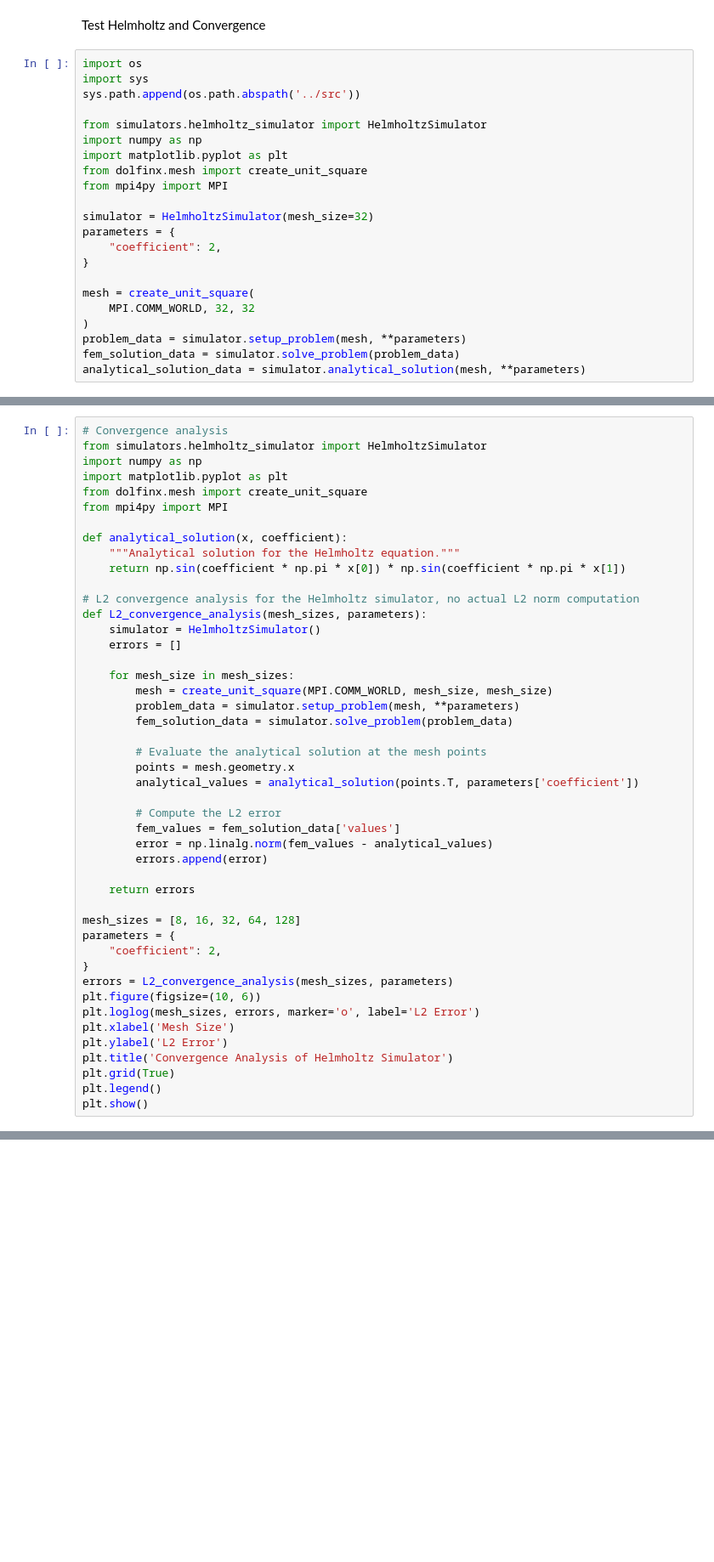
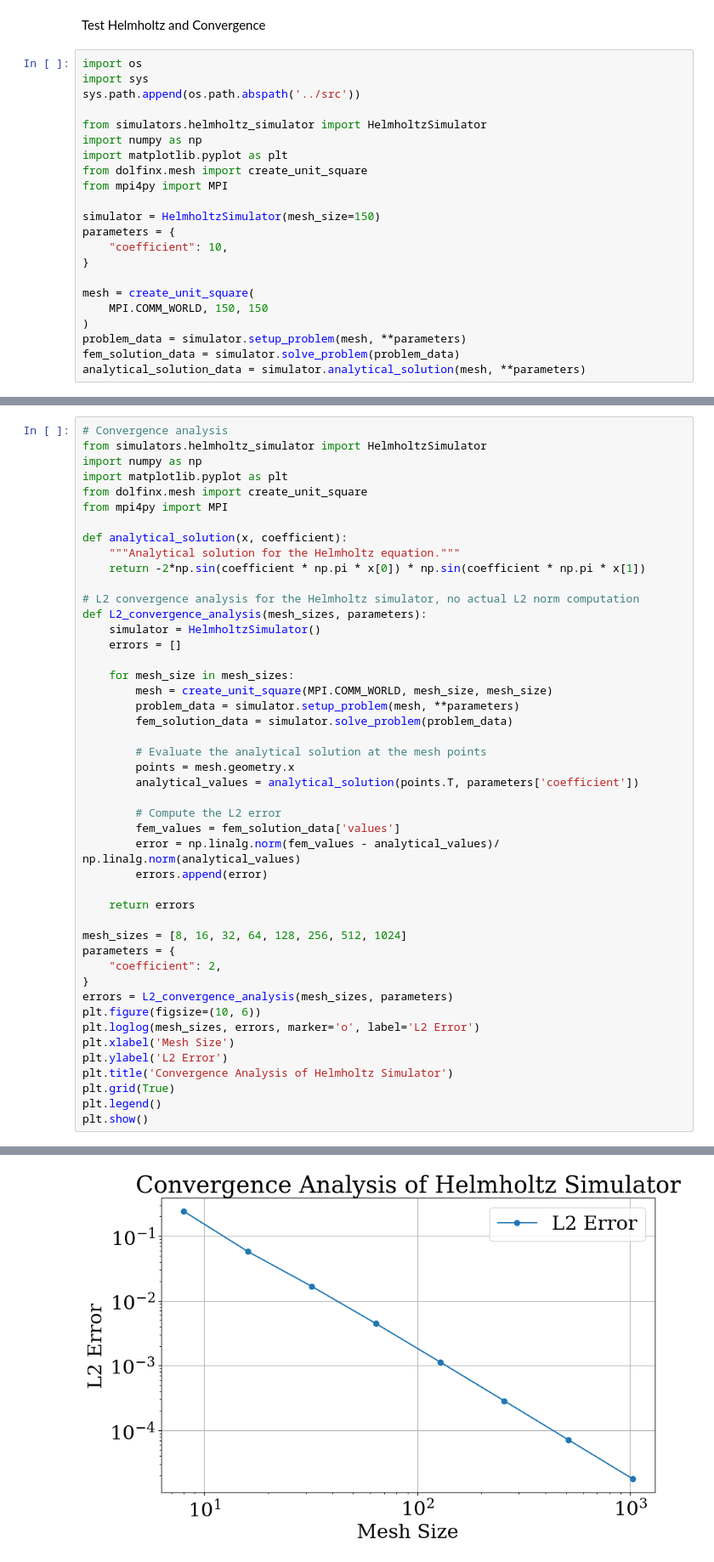
Before and after one commit to pescap/fair-sciml, a Jupyter notebook: tests_local/testing.ipynb, the cells around one changed output, grey strips where cells are left out. Shown at 85% size. Cells and saved outputs as stored; diff of their text form; blank space fills up the shorter version.

```diff
--- a/tests_local/testing.ipynb
+++ b/tests_local/testing.ipynb
@@ -270,13 +288,13 @@ import matplotlib.pyplot as plt
 from dolfinx.mesh import create_unit_square
 from mpi4py import MPI
 
-simulator = HelmholtzSimulator(mesh_size=32)
+simulator = HelmholtzSimulator(mesh_size=150)
 parameters = {
-    "coefficient": 2,
+    "coefficient": 10,
 }
 
 mesh = create_unit_square(
-    MPI.COMM_WORLD, 32, 32
+    MPI.COMM_WORLD, 150, 150
 )
 problem_data = simulator.setup_problem(mesh, **parameters)
 fem_solution_data = simulator.solve_problem(problem_data)
@@ -359,7 +378,7 @@ from mpi4py import MPI
 
 def analytical_solution(x, coefficient):
     """Analytical solution for the Helmholtz equation."""
-    return np.sin(coefficient * np.pi * x[0]) * np.sin(coefficient * np.pi * x[1])
+    return -2*np.sin(coefficient * np.pi * x[0]) * np.sin(coefficient * np.pi * x[1])
 
 # L2 convergence analysis for the Helmholtz simulator, no actual L2 norm computation
 def L2_convergence_analysis(mesh_sizes, parameters):
@@ -377,12 +396,12 @@ def L2_convergence_analysis(mesh_sizes, parameters):
 
         # Compute the L2 error
         fem_values = fem_solution_data['values']
-        error = np.linalg.norm(fem_values - analytical_values)
+        error = np.linalg.norm(fem_values - analytical_values)/ np.linalg.norm(analytical_values)
         errors.append(error)
 
     return errors
 
-mesh_sizes = [8, 16, 32, 64, 128]
+mesh_sizes = [8, 16, 32, 64, 128, 256, 512, 1024]
 parameters = {
     "coefficient": 2,
 }
@@ -395,3 +414,4 @@ plt.title('Convergence Analysis of Helmholtz Simulator')
 plt.grid(True)
 plt.legend()
 plt.show()
+# %% [output]
@@ -397,0 +426 @@ plt.show()
+[figure, added]
```
Also changed, not shown: parts of 4 cells of this notebook, 2 other files.
